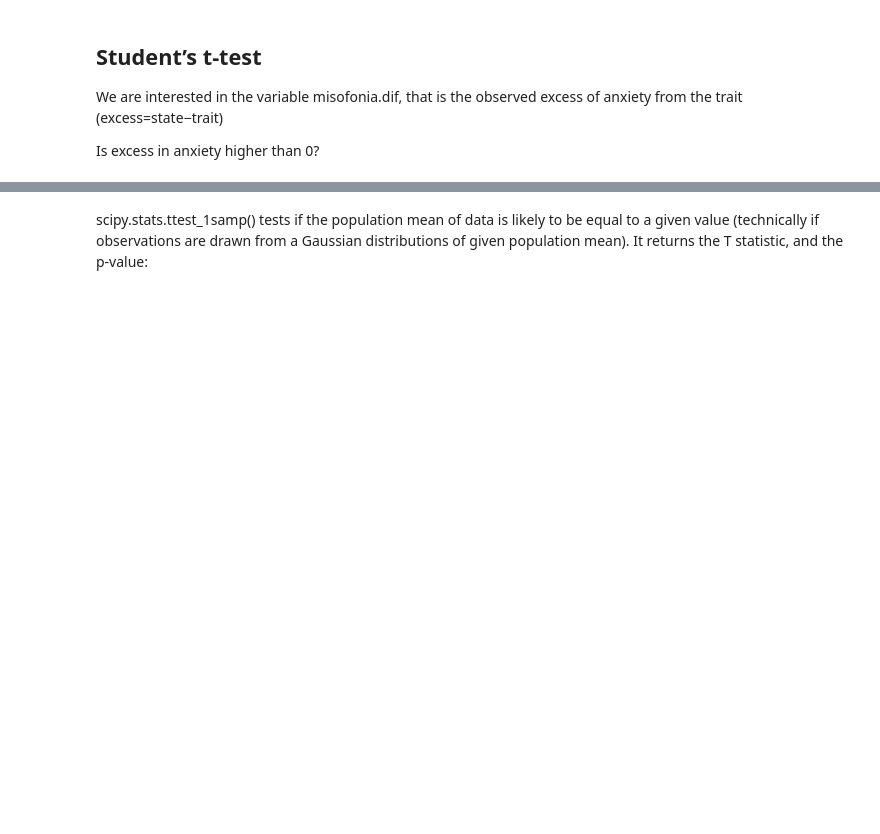
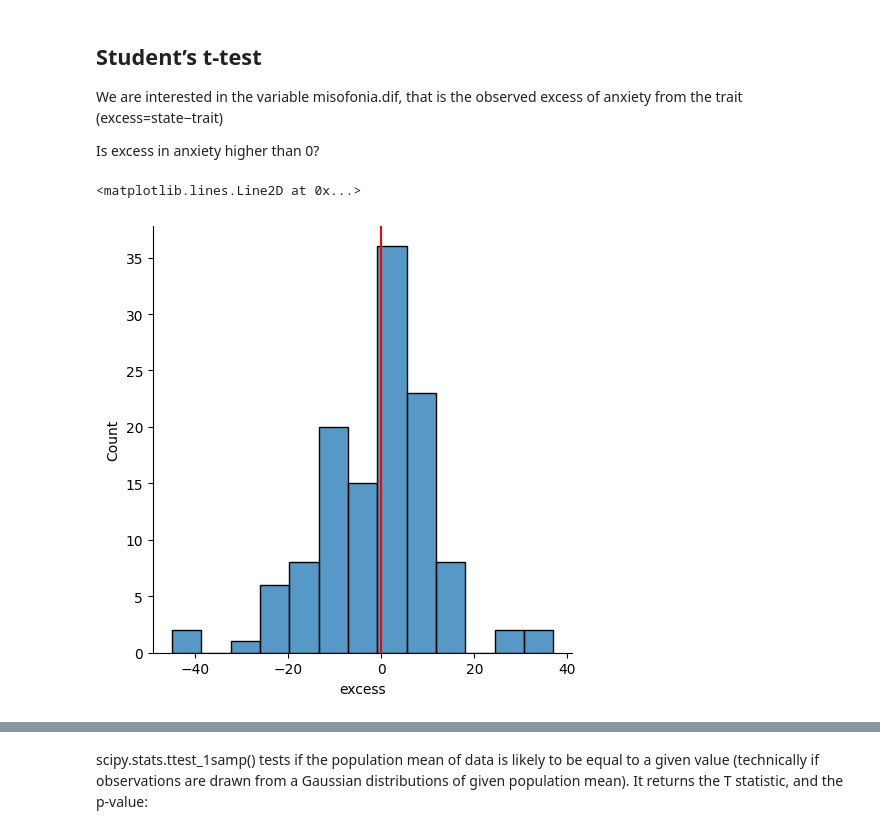
Before and after one commit to MMRES-PyBootcamp/MMRES-python-bootcamp2024, a Jupyter notebook: 11_misophonia_II.ipynb, the cells around one changed output, grey strips where cells are left out. Cells and saved outputs as stored; diff of their text form; code cells hidden in the pictures; blank space fills up the shorter version.

```diff
--- a/11_misophonia_II.ipynb
+++ b/11_misophonia_II.ipynb
@@ -140,7 +169,10 @@ We are interested in the variable misofonia.dif, that is the observed excess of
 Is excess in anxiety higher than 0?
 # %%
 df['excess']=df['ansiedad.estado']-df['ansiedad.rasgo']
-sns.distplot(df['excess'])
+sns.displot(df['excess'])
 plt.axvline(0,color='r')
+# %% [output]
+<matplotlib.lines.Line2D at 0x...>
+[figure, added]
 # %%
 df['excess'].describe()
```
Also changed, not shown: parts of 30 cells of this notebook.
